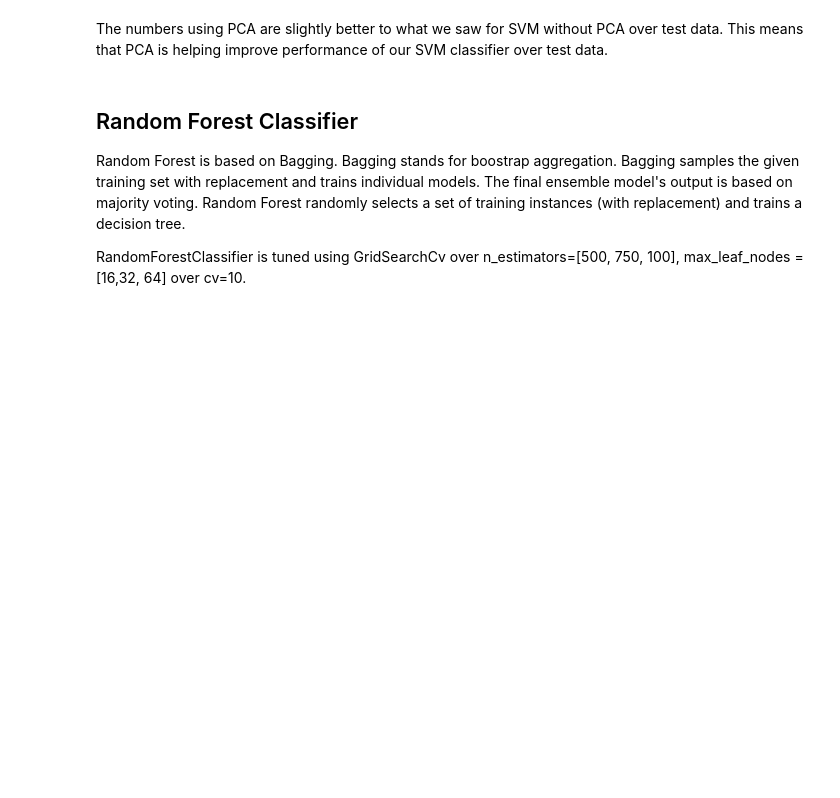
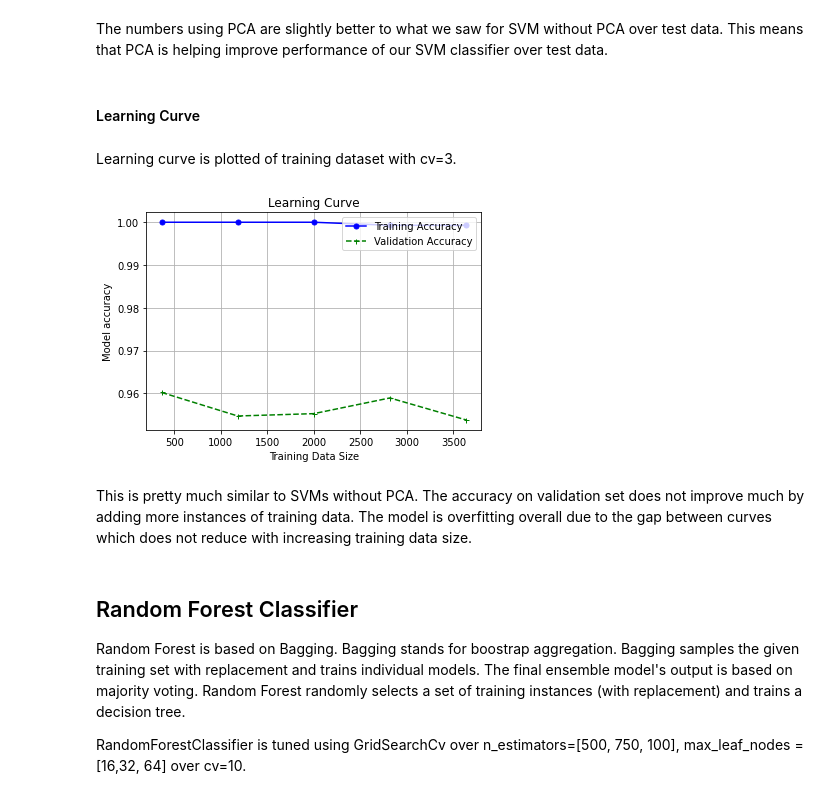
Before and after one commit to rtiwari6-stats/ML-Bankruptcy-Classifier, a Jupyter notebook: CFRM521_FinalProject.ipynb, the cells around one changed output. Saved outputs shown, nothing was run; the diff lists cells and outputs as text; code cells hidden in the pictures; blank space fills up the shorter version.

```diff
--- a/CFRM521_FinalProject.ipynb
+++ b/CFRM521_FinalProject.ipynb
@@ -449,6 +463,16 @@ accuracy: 0.9567448680351907
 Recall score: 0.4090909090909091
 # %% [markdown]
 The numbers using PCA are slightly better to what we saw for SVM without PCA over test data. This means that PCA is helping improve performance of our SVM classifier over test data.
+# %% [markdown]
+#### Learning Curve
+# %% [markdown]
+Learning curve is plotted of training dataset with cv=3.
+# %%
+plot_learning_curve(rnd_search_svm_pca.best_estimator_, X,y)
+# %% [output]
+[figure, added]
+# %% [markdown]
+This is pretty much similar to SVMs without PCA. The accuracy on validation set does not improve much by adding more instances of training data. The model is overfitting overall due to the gap between curves which does not reduce with increasing training data size.
 # %% [markdown]
 ## Random Forest Classifier
 
```
Also changed, not shown: parts of 7 cells of this notebook.
